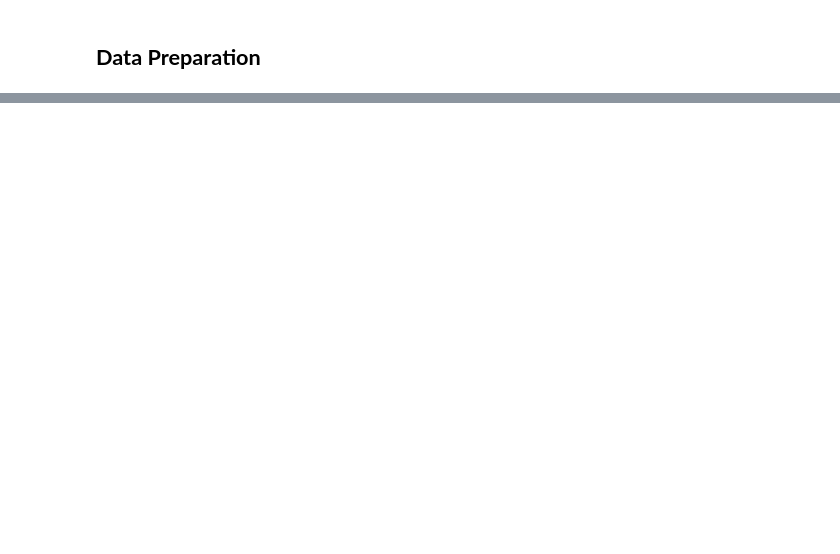
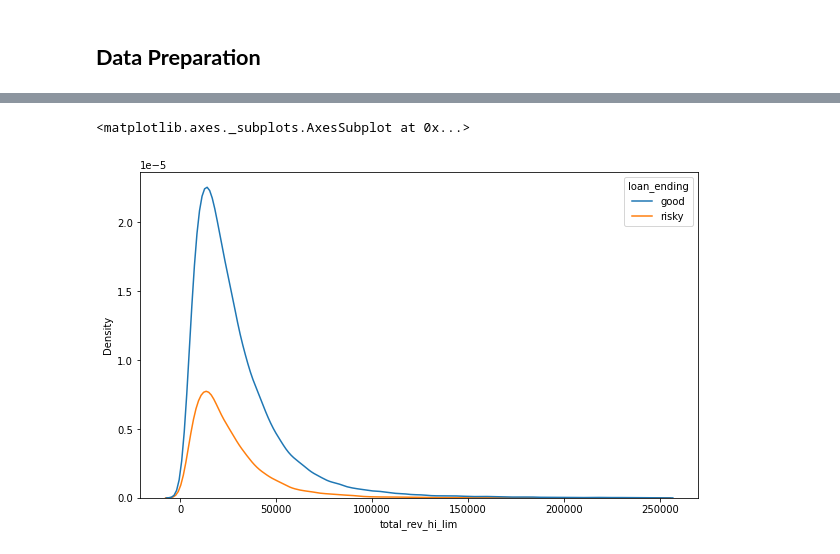
Before and after one commit to lailasaummi/Google-colab, a Jupyter notebook: Laila_Awalia_Saummi_VIX_ID_X_Partners.ipynb, the cells around one changed output, grey strips where cells are left out. Saved outputs shown, nothing was run; the diff lists cells and outputs as text; code cells hidden in the pictures; blank space fills up the shorter version.

```diff
--- a/Laila_Awalia_Saummi_VIX_ID_X_Partners.ipynb
+++ b/Laila_Awalia_Saummi_VIX_ID_X_Partners.ipynb
@@ -936,0 +322,6 @@ pickle.dump(model, open(filename, 'wb'))
+# %%
+plt.figure(figsize=(10,6))
+sns.kdeplot(data=data[data['total_rev_hi_lim'] < 250000], x='total_rev_hi_lim', hue='loan_ending')
+# %% [output]
+<matplotlib.axes._subplots.AxesSubplot at 0x...>
+[figure, added]
```
Also changed, not shown: parts of 290 cells of this notebook.
